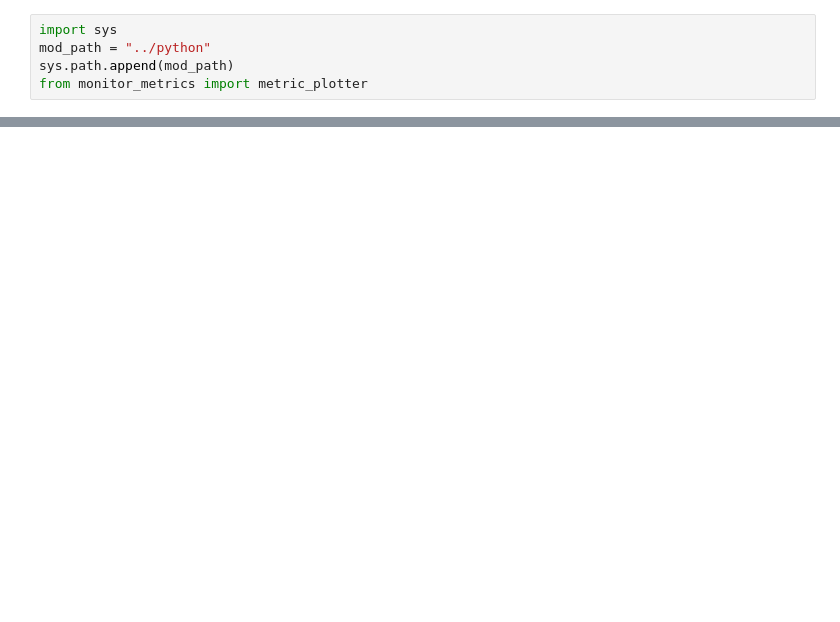
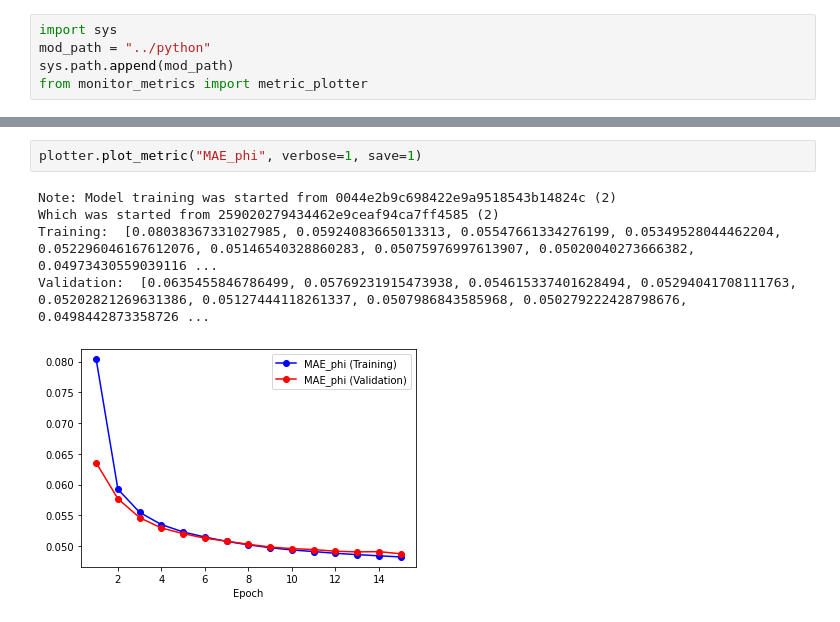
Before and after one commit to lucasrussell01/DeepPi, a Jupyter notebook: Evaluation/notebooks/plot_metrics.ipynb, the cells around one changed output, grey strips where cells are left out. Drawn from its saved outputs; the diff is of its cells as text; blank space fills up the shorter version.

```diff
--- a/Evaluation/notebooks/plot_metrics.ipynb
+++ b/Evaluation/notebooks/plot_metrics.ipynb
@@ -77,0 +108,8 @@ Validation:  [0.7388530373573303, 0.7550806999206543, 0.7618494033813477, 0.7655
+# %%
+plotter.plot_metric("MAE_phi", verbose=1, save=1)
+# %% [output]
+Note: Model training was started from 0044e2b9c698422e9a9518543b14824c (2)
+Which was started from 259020279434462e9ceaf94ca7ff4585 (2)
+Training:  [0.08038367331027985, 0.05924083665013313, 0.05547661334276199, 0.05349528044462204, 0.052296046167612076, 0.05146540328860283, 0.05075976997613907, 0.05020040273666382, 0.04973430559039116 ...
+Validation:  [0.0635455846786499, 0.05769231915473938, 0.054615337401628494, 0.05294041708111763, 0.05202821269631386, 0.05127444118261337, 0.0507986843585968, 0.050279222428798676, 0.0498442873358726 ...
+[figure, added]
```
Also changed, not shown: parts of 4 cells of this notebook, 7 other files.
